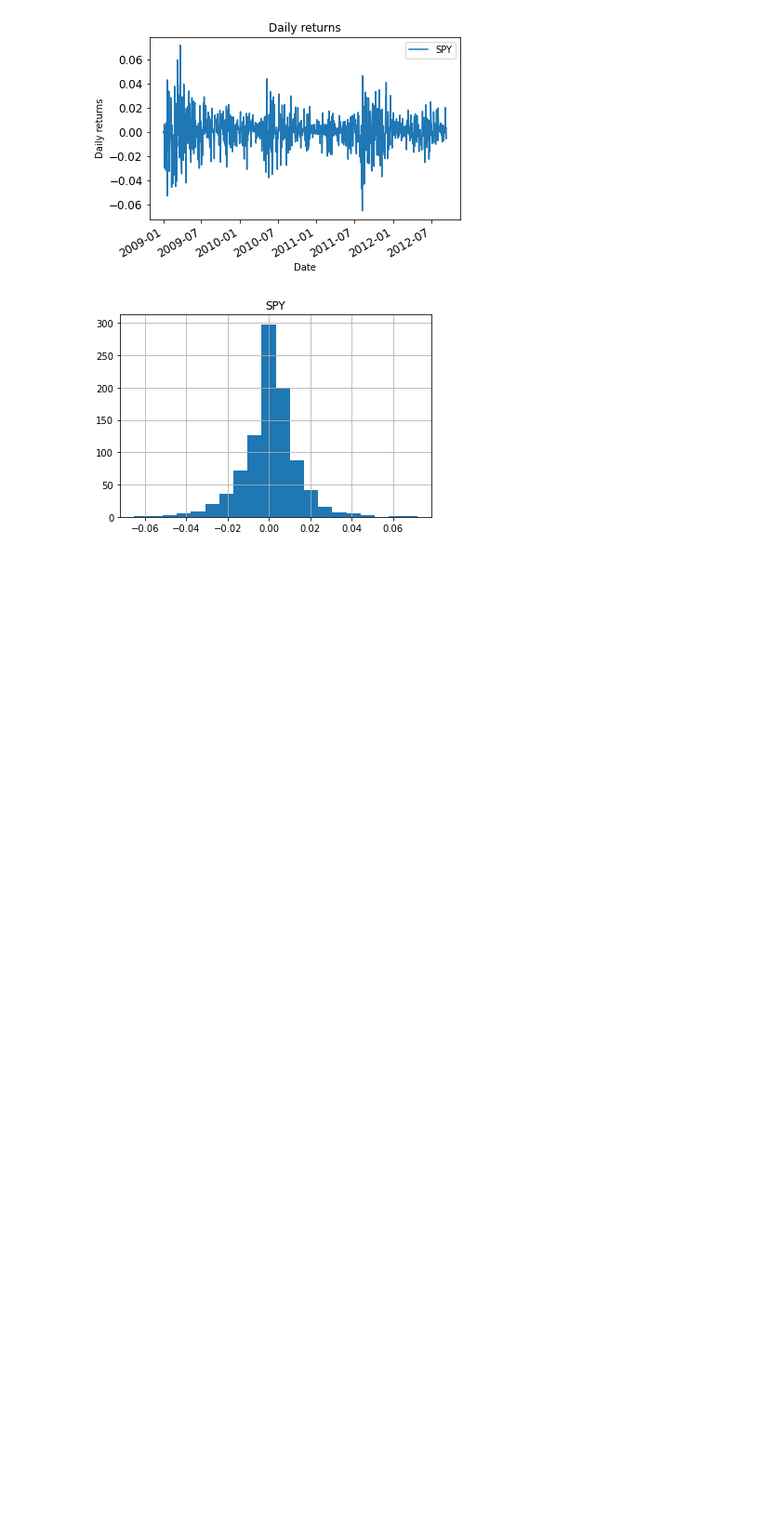
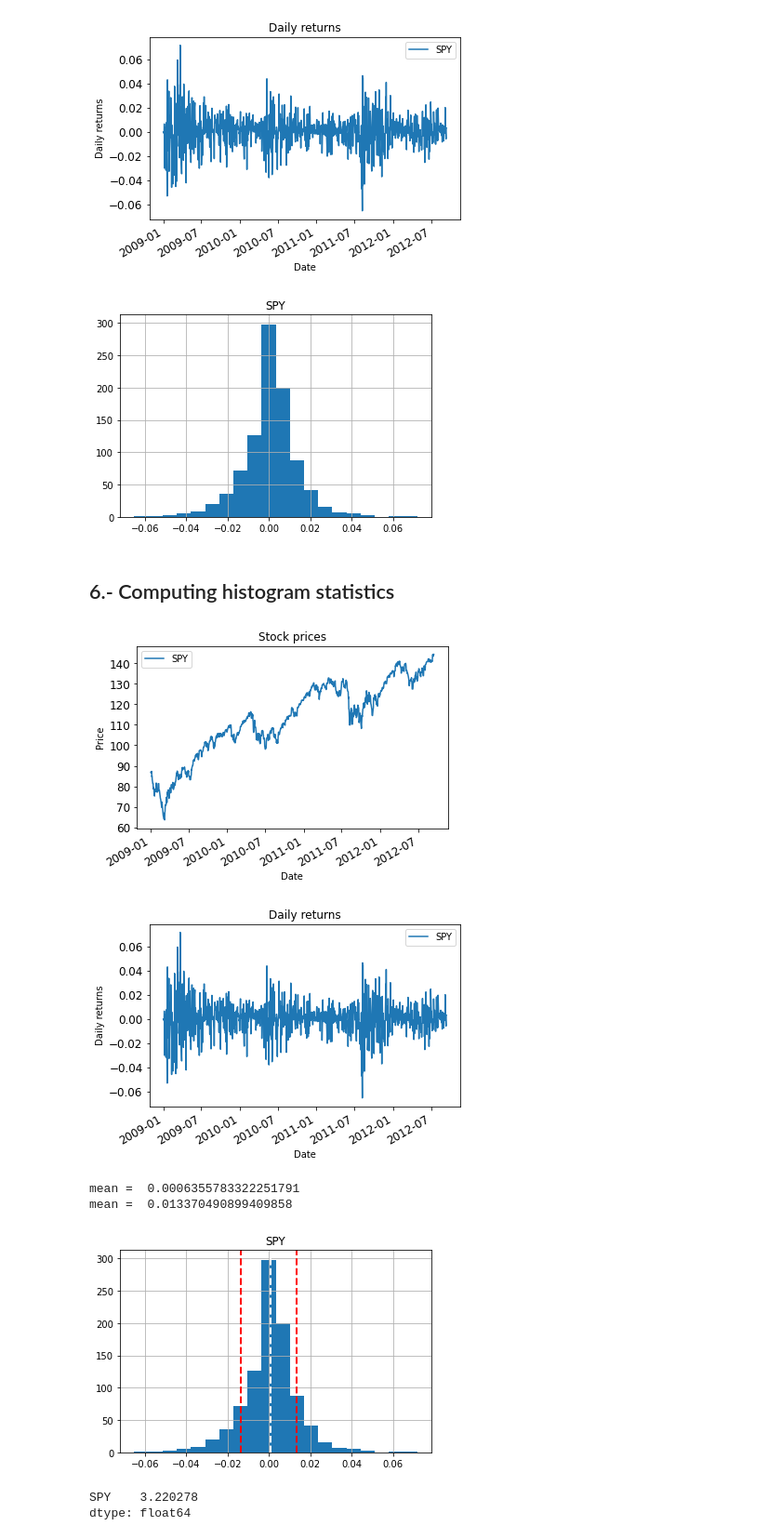
Before and after one commit to juan-ivan-NV/ML_for_Trading, a Jupyter notebook: notebooks/Lesson_7_Histograms_and_scatter_plots.ipynb, the cells around one changed output. Shown: that part at 93% size. Drawn from its saved outputs; the diff is of its cells as text; code cells hidden in the pictures; blank space fills up the shorter version.

Commit message:
computing histogram statistics

```diff
--- a/notebooks/Lesson_7_Histograms_and_scatter_plots.ipynb
+++ b/notebooks/Lesson_7_Histograms_and_scatter_plots.ipynb
@@ -61,3 +61,58 @@ if __name__ == "__main__":
 [figure]
 [figure]
 [figure]
+# %% [markdown]
+## 6.- Computing  histogram statistics
+# %%
+"""Plot a histogram"""
+import pandas as pd
+import matplotlib.pyplot as plt
+
+#from util import get_data, plot_data
+
+def compute_daily_returns(df):
+  """Compute and return the daily return values"""
+  daily_returns = df.copy()
+  daily_returns[1:] = (df[1:] / df[:-1].values) - 1
+  daily_returns.iloc[0, :] = 0 # set daily returns for row 0 to 0
+  return daily_returns
+
+
+def test_run():
+  # Read data
+  dates = pd.date_range('2009-01-01', '2012-12-31')
+  symbols = ['SPY']
+  df = get_data(symbols, dates)
+  plot_data(df)
+
+  # Compute daily returns
+  daily_returns = compute_daily_returns(df)
+  plot_data(daily_returns, title="Daily returns", ylabel="Daily returns")
+
+  # Plot a histogram
+  daily_returns.hist(bins = 20)
+
+  # Get mena and standard deviation
+  mean = daily_returns['SPY'].mean()
+  print("mean = ", mean)
+  std = daily_returns['SPY'].std()
+  print("mean = ", std)
+
+  plt.axvline(mean, color='w', linestyle='dashed', linewidth=2)
+  plt.axvline(std, color='r', linestyle='dashed', linewidth=2)
+  plt.axvline(-std, color='r', linestyle='dashed', linewidth=2)
+  plt.show()
+
+  # Compute kurtosis
+  print(daily_returns.kurtosis())
+
+if __name__ == "__main__":
+  test_run()
+# %% [output]
+[figure, added]
+[figure, added]
+mean =  0.0006355783322251791
+mean =  0.013370490899409858
+[figure, added]
+SPY    3.220278
+dtype: float64
```
